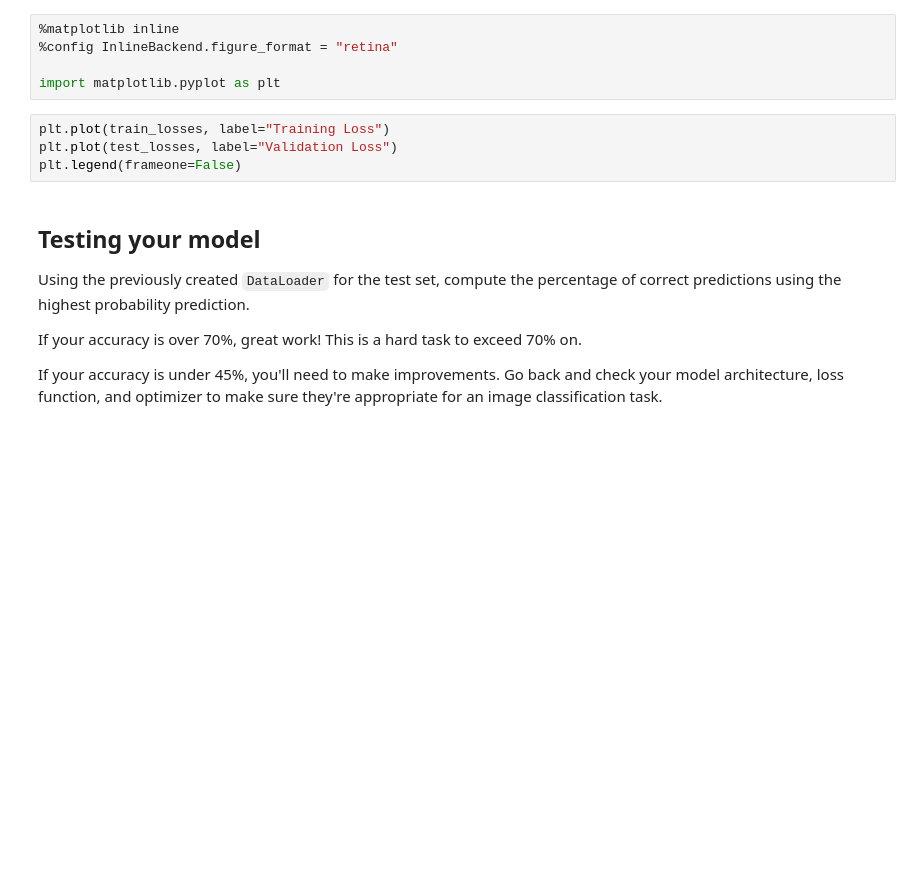
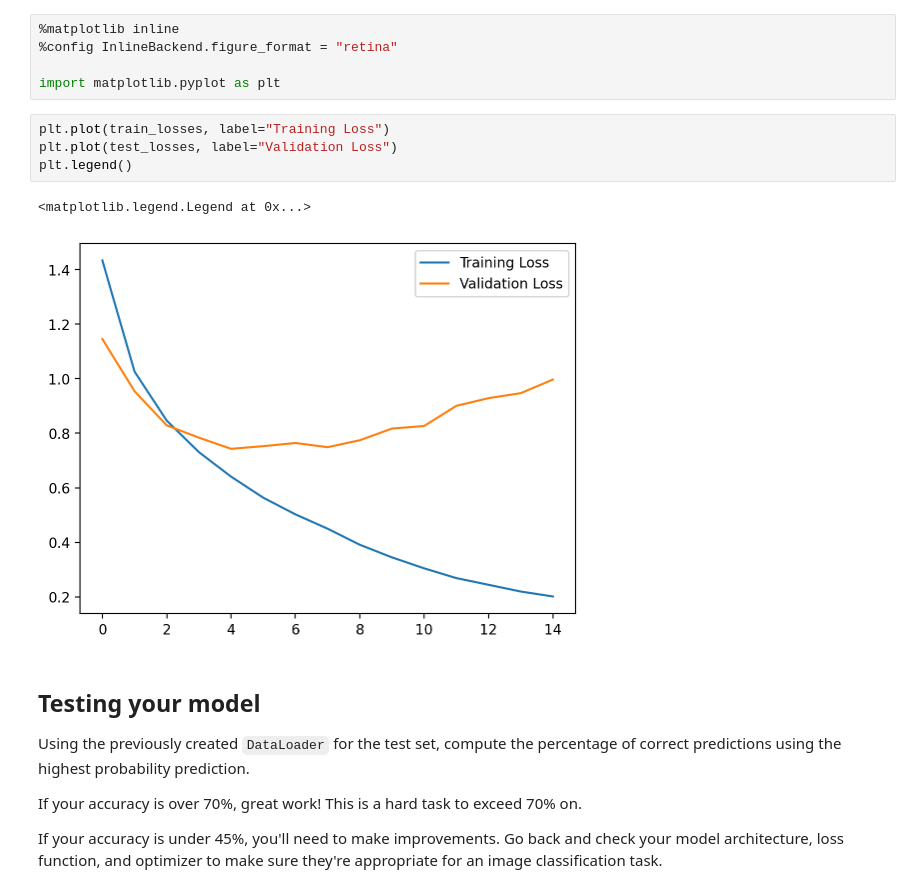
Before and after one commit to randallsutton/playground-ai, a Jupyter notebook: image-classifier-2/CIFAR.ipynb, the cells around one changed output. Saved outputs shown, nothing was run; the diff lists cells and outputs as text; blank space fills up the shorter version.

```diff
--- a/image-classifier-2/CIFAR.ipynb
+++ b/image-classifier-2/CIFAR.ipynb
@@ -264,7 +282,10 @@ import matplotlib.pyplot as plt
 # %%
 plt.plot(train_losses, label="Training Loss")
 plt.plot(test_losses, label="Validation Loss")
-plt.legend(frameone=False)
+plt.legend()
+# %% [output]
+<matplotlib.legend.Legend at 0x...>
+[figure, added]
 # %% [markdown]
 ## Testing your model
 Using the previously created `DataLoader` for the test set, compute the percentage of correct predictions using the highest probability prediction.
```
Also changed, not shown: parts of 3 cells of this notebook.
